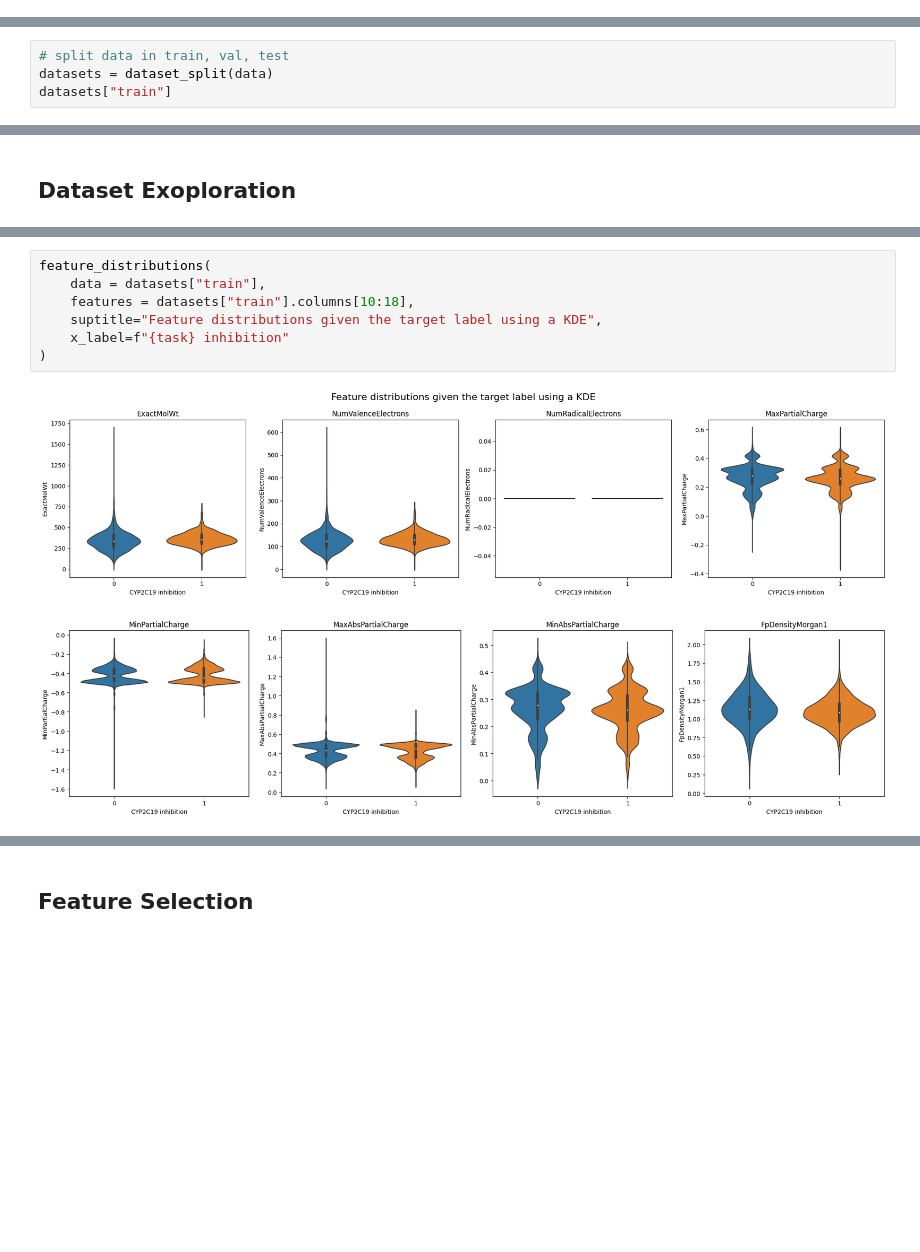
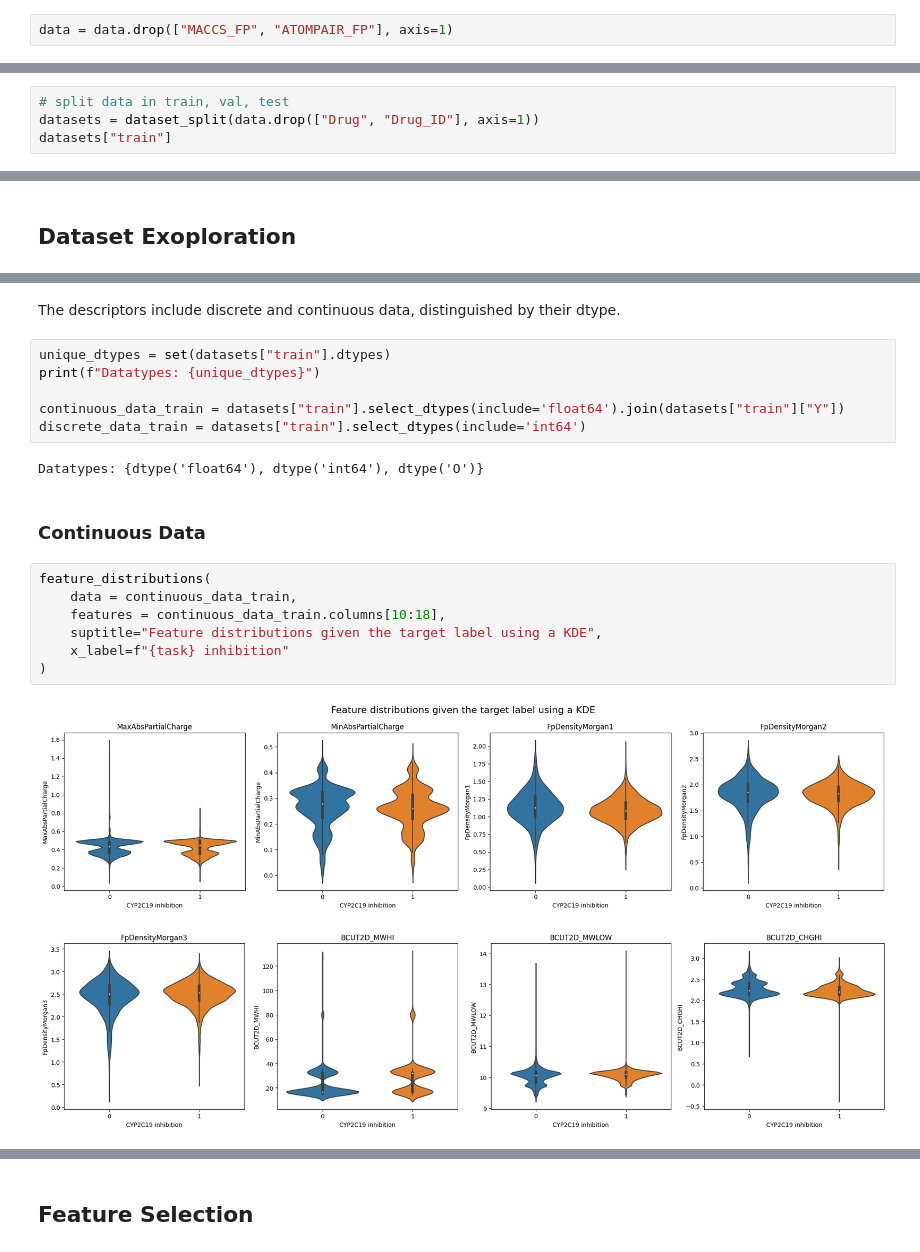
Before and after one commit to JonnaMat/CYP-inhibition, a Jupyter notebook: src/project.ipynb, the cells around one changed output, grey strips where cells are left out. Saved outputs shown, nothing was run; the diff lists cells and outputs as text; blank space fills up the shorter version.

```diff
--- a/src/project.ipynb
+++ b/src/project.ipynb
@@ -35,3 +49,5 @@ Dataset already exists, returning data/cyp2c19/raw_dataset_descriptors.csv.
+# %%
+data = data.drop(["MACCS_FP", "ATOMPAIR_FP"], axis=1)
 # %% [markdown]
 ### Remove missing values
 # %%
@@ -84,5 +100,5 @@ data.shape
 # %%
 # split data in train, val, test
-datasets = dataset_split(data)
+datasets = dataset_split(data.drop(["Drug", "Drug_ID"], axis=1))
 datasets["train"]
 # %% [output]
@@ -127,10 +143,22 @@ plot_counts(
+# %% [markdown]
+The descriptors include discrete and continuous data, distinguished by their dtype.
+# %%
+unique_dtypes = set(datasets["train"].dtypes)
+print(f"Datatypes: {unique_dtypes}")
+
+continuous_data_train = datasets["train"].select_dtypes(include='float64').join(datasets["train"]["Y"])
+discrete_data_train = datasets["train"].select_dtypes(include='int64')
+# %% [output]
+Datatypes: {dtype('float64'), dtype('int64'), dtype('O')}
+# %% [markdown]
+### Continuous Data
 # %%
 feature_distributions(
-    data = datasets["train"],
-    features = datasets["train"].columns[10:18],
+    data = continuous_data_train,
+    features = continuous_data_train.columns[10:18],
     suptitle="Feature distributions given the target label using a KDE",
     x_label=f"{task} inhibition"
 )
 # %% [output]
-[figure, old version]
+[figure, new version]
-[figure, old version]
+[figure, new version]
```
Also changed, not shown: parts of 13 cells of this notebook.
